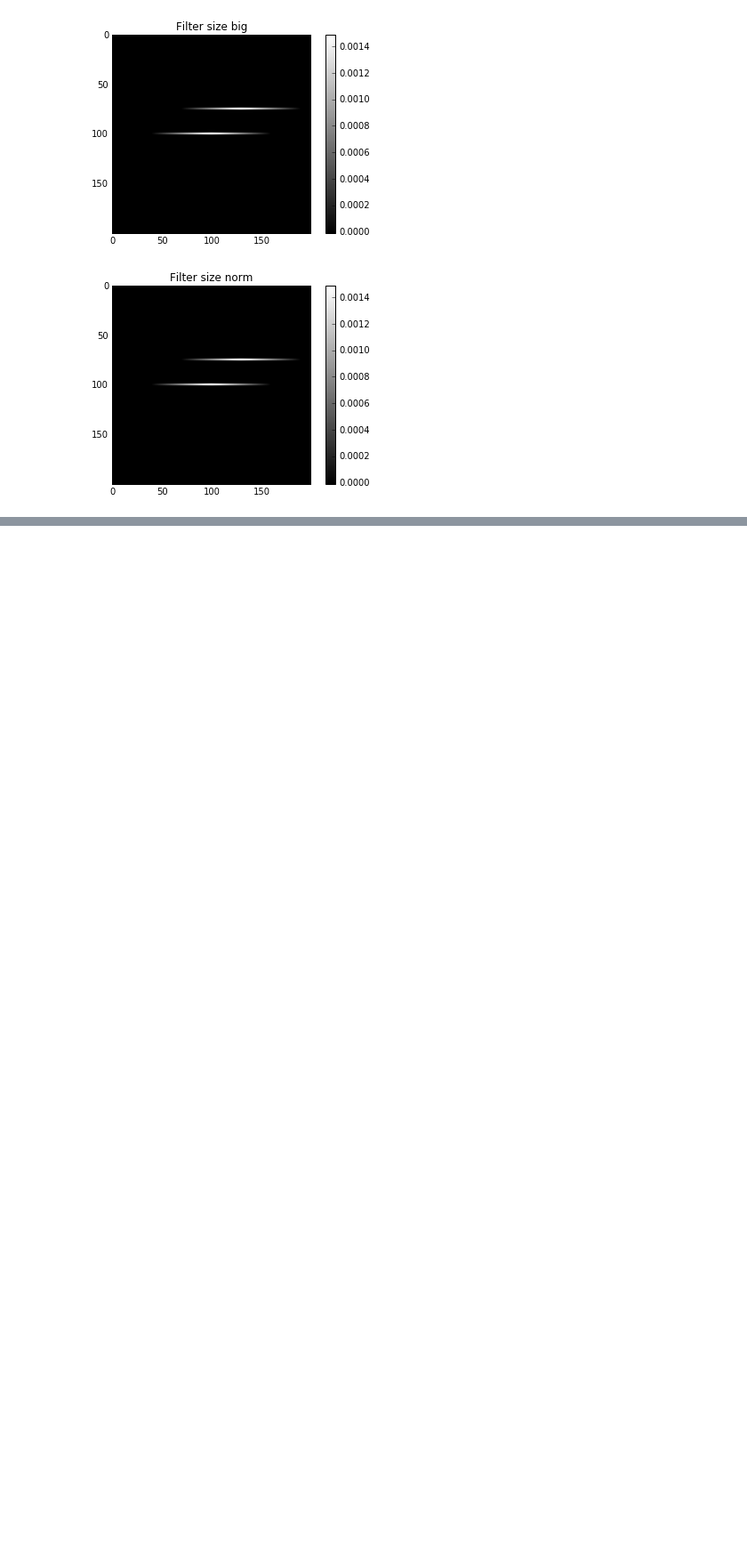
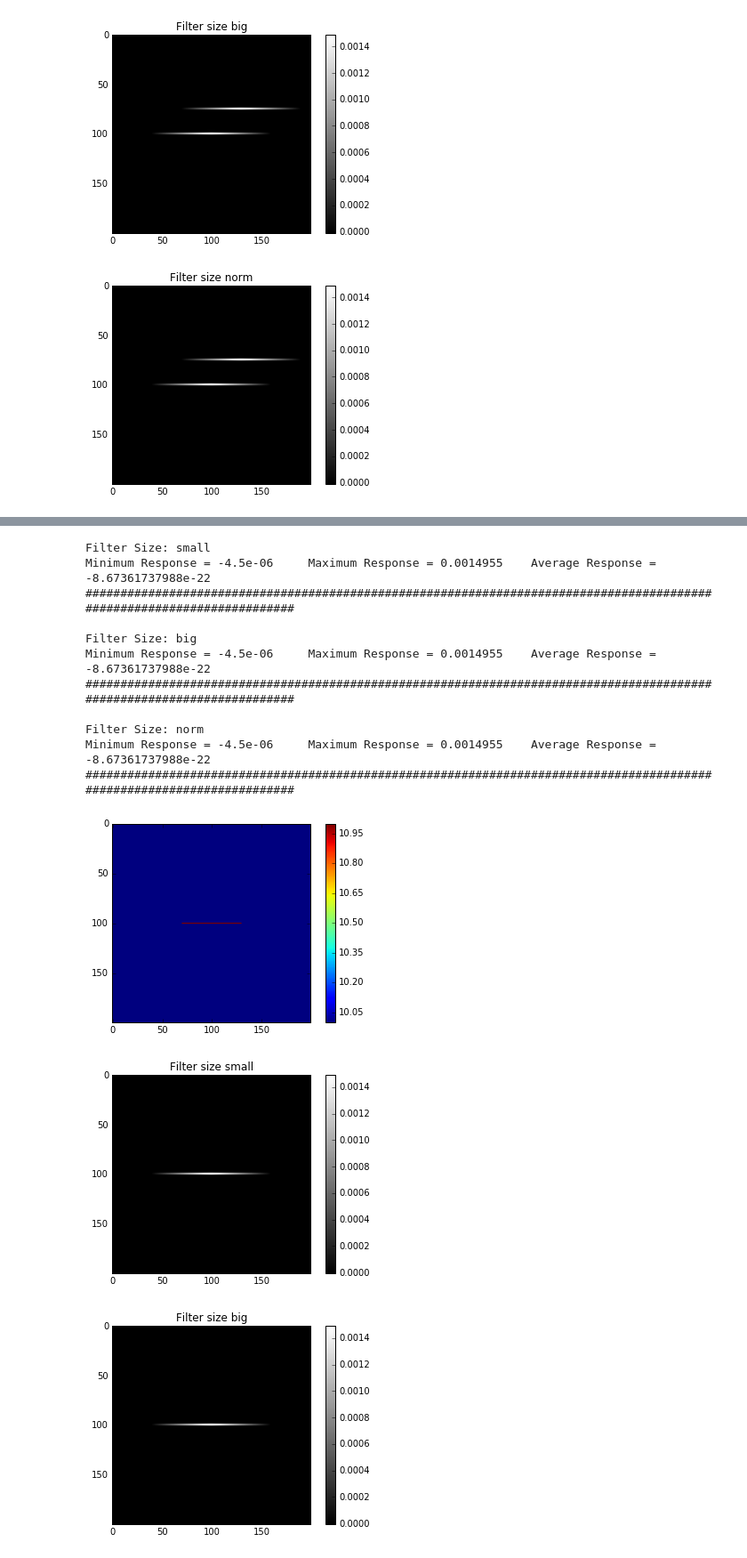
Before and after one commit to huskeypm/sparkdetection, a Jupyter notebook: mach/matchedFilterTutorial.ipynb, the cells around one changed output, grey strips where cells are left out. Shown at 89% size. Drawn from its saved outputs; the diff is of its cells as text; code cells hidden in the pictures; blank space fills up the shorter version.

Commit message:
Added in corrections to tutorial script and added in background noise example

```diff
--- a/mach/matchedFilterTutorial.ipynb
+++ b/mach/matchedFilterTutorial.ipynb
@@ -225,0 +228,32 @@ Maximum Response Along Row of Upper Bar = 0.001491
+# %%
+backgroundImg = imgDict['norm'].copy()
+backgroundImg += 10
+plt.figure()
+imshow(backgroundImg)
+plt.colorbar()
+for sizeFilter, Filter in filterDict.iteritems():
+        response = mF.matchedFilter(backgroundImg, Filter)
+        plt.figure()
+        imshow(response,cmap='gray')
+        plt.title("Filter size "+sizeFilter)
+        plt.colorbar()
+        #print 50*"#"
+        #print "Image Size:", size, "\tFilter Size:", size2
+        print "Filter Size:", sizeFilter
+        print "Minimum Response =", np.min(response), "\t", "Maximum Response =", np.max(response), "\t", "Average Response =", np.mean(response)
+        print 120*"#", "\n"
+# %% [output]
+Filter Size: small
+Minimum Response = -4.5e-06     Maximum Response = 0.0014955    Average Response = -8.67361737988e-22
+########################################################################################################################
+
+Filter Size: big
+Minimum Response = -4.5e-06     Maximum Response = 0.0014955    Average Response = -8.67361737988e-22
+########################################################################################################################
+
+Filter Size: norm
+Minimum Response = -4.5e-06     Maximum Response = 0.0014955    Average Response = -8.67361737988e-22
+########################################################################################################################
+[figure, added]
+[figure, added]
+[figure, added]
```
Also changed, not shown: parts of 7 cells of this notebook.
